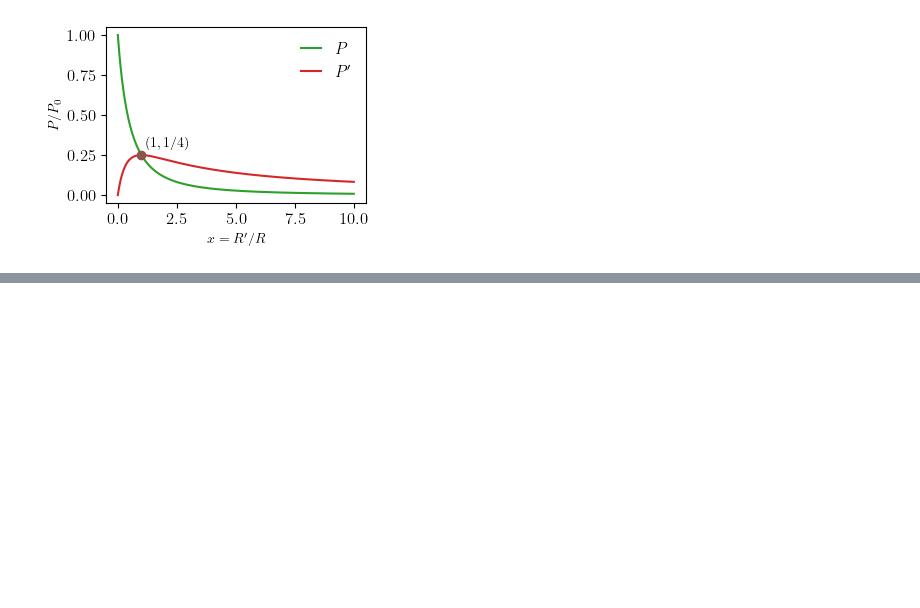
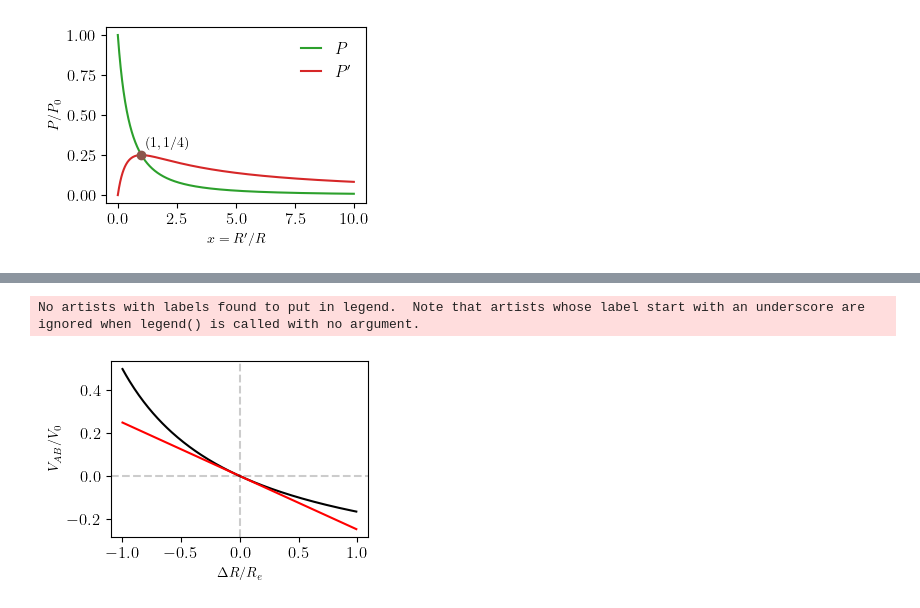
Before and after one commit to chacoma/LABO3_DF_UBA, a Jupyter notebook: Apuntes/images/graficos.ipynb, the cells around one changed output, grey strips where cells are left out. Cells and saved outputs as stored; diff of their text form; code cells hidden in the pictures; blank space fills up the shorter version.

```diff
--- a/Apuntes/images/graficos.ipynb
+++ b/Apuntes/images/graficos.ipynb
@@ -175,0 +177,25 @@ plot.show("Vab_puenteW.png")
+# %%
+
+
+plot = pl.Plotter(H=2.5,W=3.5)
+
+x1= np.arange(-1.,1., 0.01)
+f1 = lambda u : 1/2 - (1+u)/(2+u)
+plot.ax.plot(x1,f1(x1), c="black", label="Real")
+
+
+x2= np.arange(-1.,1., 0.01)
+f2 = lambda u : -(1/4)*u
+plot.ax.plot(x2,f2(x1), c="red", label="Approx.")
+
+
+plot.ax.axhline( 0, linestyle='--',c='black', alpha=0.2 )
+plot.ax.axvline( 0, linestyle='--',c='black', alpha=0.2 )
+
+plot.ax.set_ylabel( "$V_{AB}/V_0$" )
+plot.ax.set_xlabel( "$\Delta R/R_e$" )
+
+plot.show("")
+# %% [output]
+No artists with labels found to put in legend.  Note that artists whose label start with an underscore are ignored when legend() is called with no argument.
+[figure, added]
```
Also changed, not shown: parts of 4 cells of this notebook, 4 other files.
